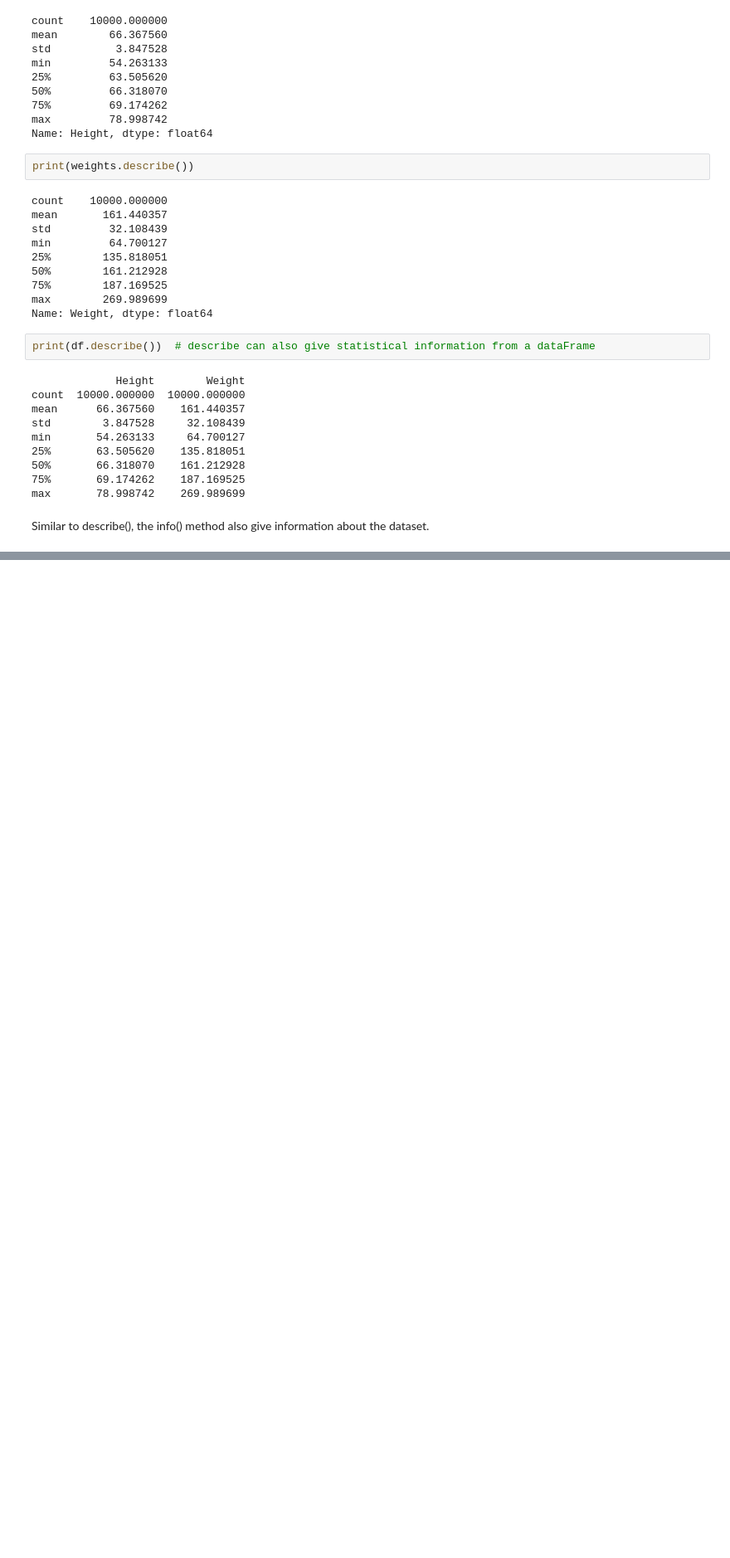
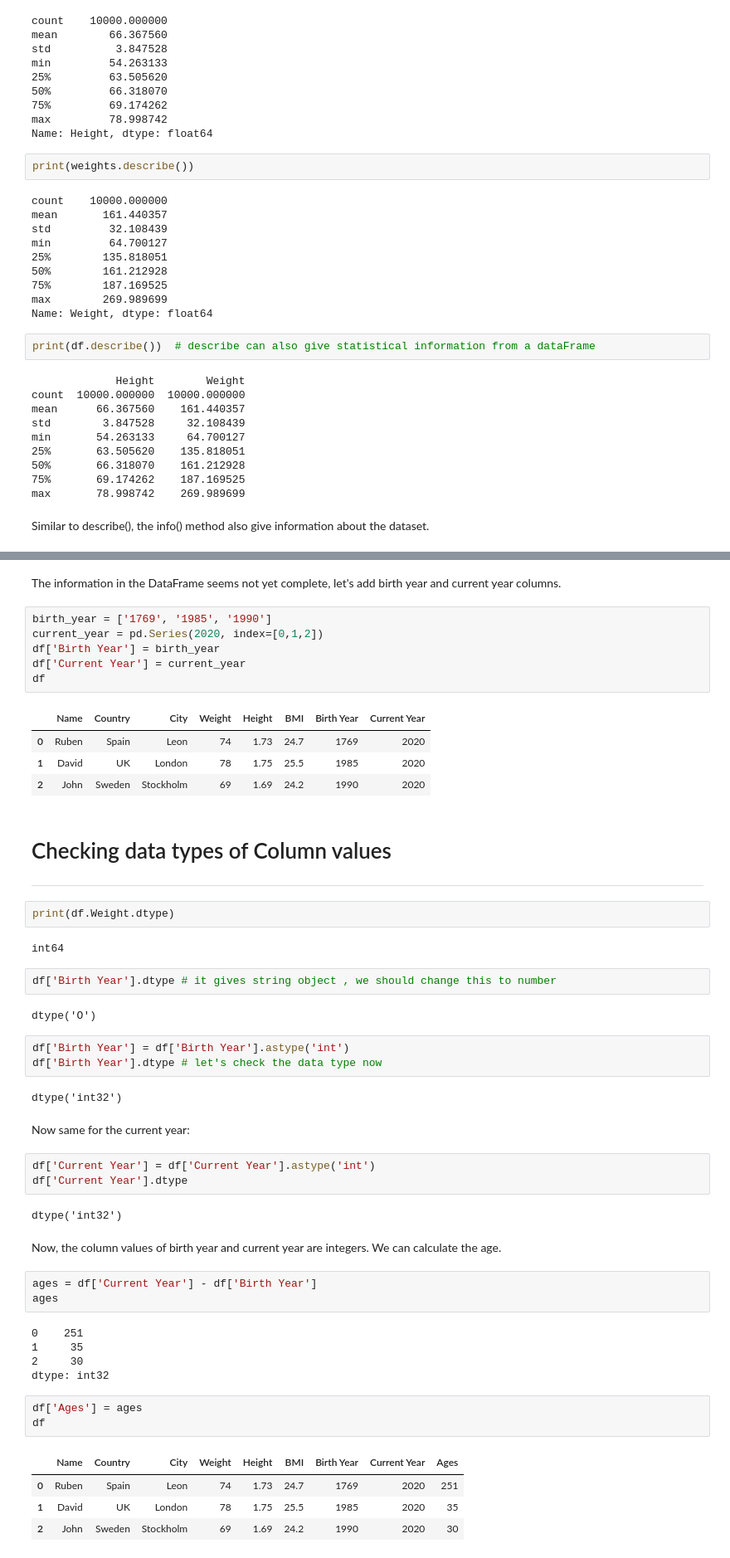
Before and after one commit to rublaman/30-Days-Of-Python, a Jupyter notebook: 25_Day_Pandas/pandas.ipynb, the cells around one changed output, grey strips where cells are left out. Shown at 83% size. Cells and saved outputs as stored; diff of their text form; blank space fills up the shorter version.

```diff
--- a/25_Day_Pandas/pandas.ipynb
+++ b/25_Day_Pandas/pandas.ipynb
@@ -279,0 +379,54 @@ Similar to describe(), the info() method also give information about the dataset
+# %% [markdown]
+The information in the DataFrame seems not yet complete, let's add birth year and current year columns.
+# %%
+birth_year = ['1769', '1985', '1990']
+current_year = pd.Series(2020, index=[0,1,2])
+df['Birth Year'] = birth_year
+df['Current Year'] = current_year
+df
+# %% [output]
+|  | Name | Country | City | Weight | Height | BMI | Birth Year | Current Year |
+| 0 | Ruben | Spain | Leon | 74 | 1.73 | 24.7 | 1769 | 2020 |
+| 1 | David | UK | London | 78 | 1.75 | 25.5 | 1985 | 2020 |
+| 2 | John | Sweden | Stockholm | 69 | 1.69 | 24.2 | 1990 | 2020 |
+# %% [markdown]
+# Checking data types of Column values
+***
+# %%
+print(df.Weight.dtype)
+# %% [output]
+int64
+# %%
+df['Birth Year'].dtype # it gives string object , we should change this to number
+# %% [output]
+dtype('O')
+# %%
+df['Birth Year'] = df['Birth Year'].astype('int')
+df['Birth Year'].dtype # let's check the data type now
+# %% [output]
+dtype('int32')
+# %% [markdown]
+Now same for the current year:
+# %%
+df['Current Year'] = df['Current Year'].astype('int')
+df['Current Year'].dtype
+# %% [output]
+dtype('int32')
+# %% [markdown]
+Now, the column values of birth year and current year are integers. We can calculate the age.
+# %%
+ages = df['Current Year'] - df['Birth Year']
+ages
+# %% [output]
+0    251
+1     35
+2     30
+dtype: int32
+# %%
+df['Ages'] = ages
+df
+# %% [output]
+|  | Name | Country | City | Weight | Height | BMI | Birth Year | Current Year | Ages |
+| 0 | Ruben | Spain | Leon | 74 | 1.73 | 24.7 | 1769 | 2020 | 251 |
+| 1 | David | UK | London | 78 | 1.75 | 25.5 | 1985 | 2020 | 35 |
+| 2 | John | Sweden | Stockholm | 69 | 1.69 | 24.2 | 1990 | 2020 | 30 |
```
Also changed, not shown: parts of 21 cells of this notebook.
